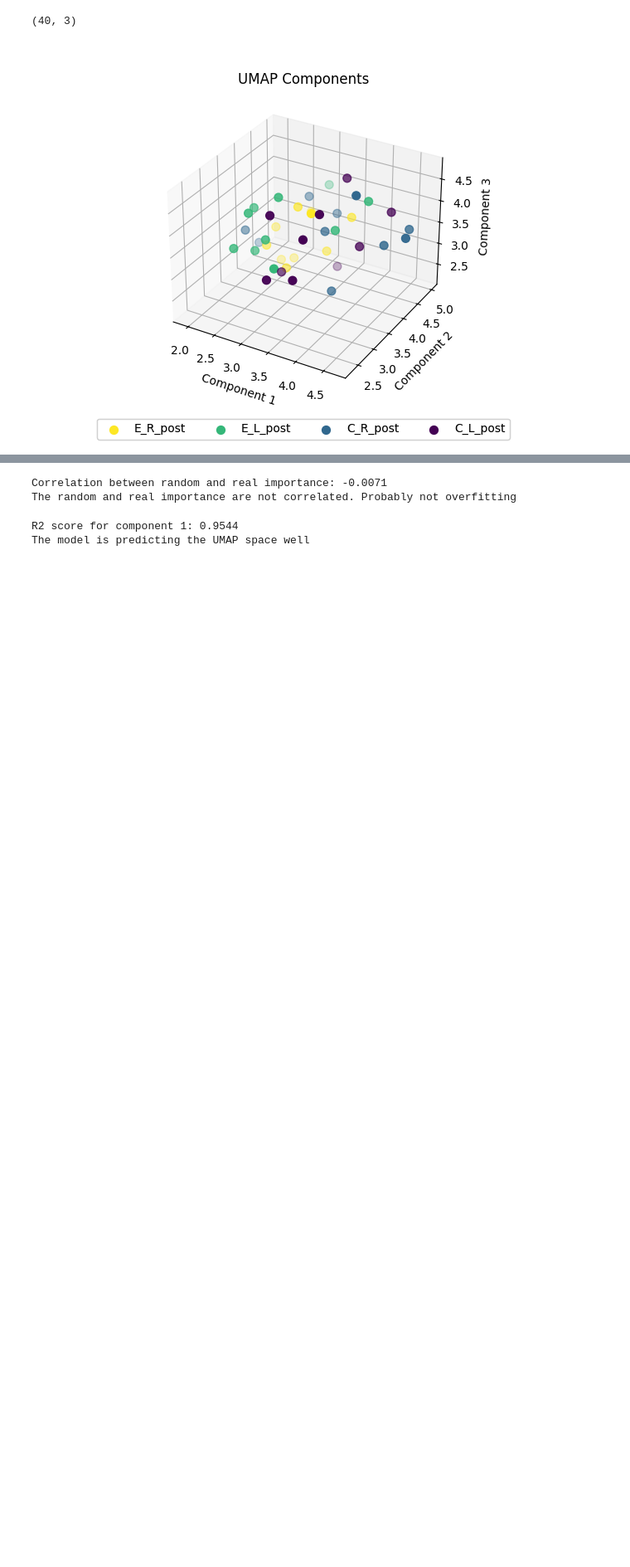
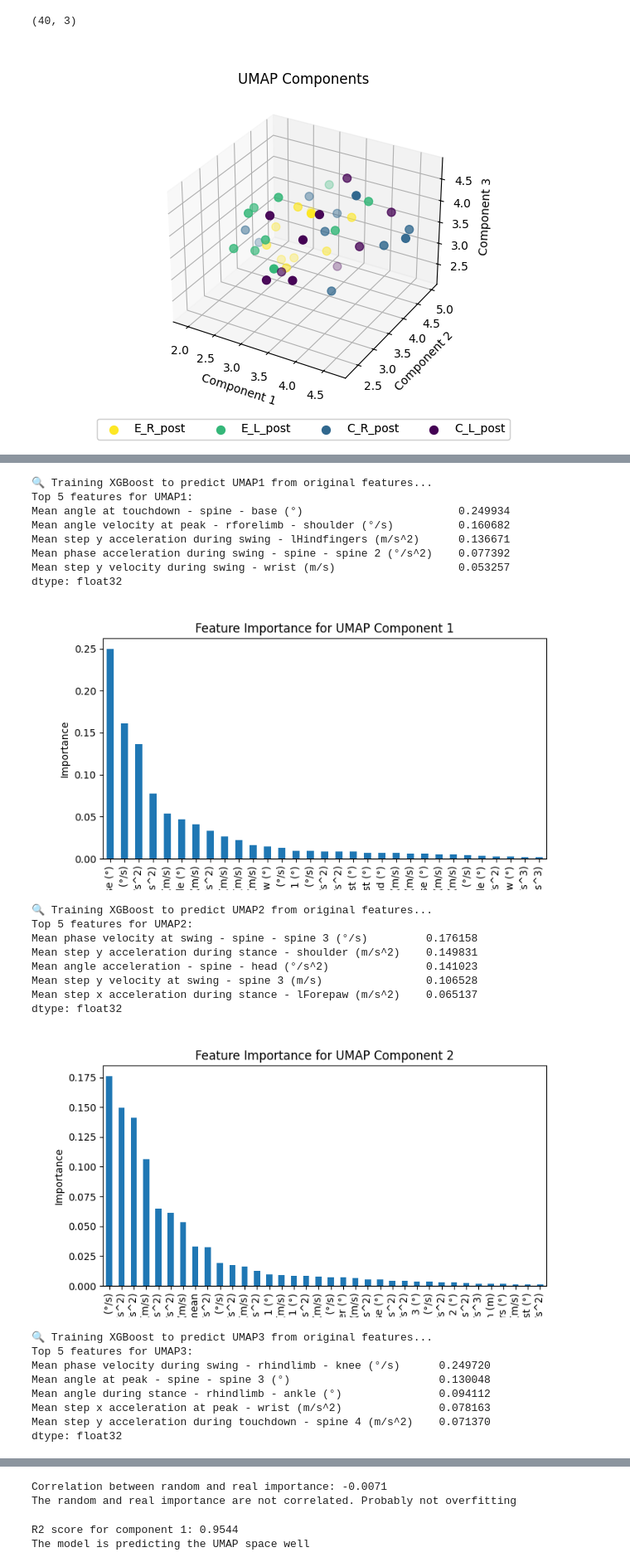
Before and after one commit to SimpingOjou/MScThesis, a Jupyter notebook: UMAP.ipynb, the cells around one changed output, grey strips where cells are left out. Shown at 83% size. Saved outputs shown, nothing was run; the diff lists cells and outputs as text; code cells hidden in the pictures; blank space fills up the shorter version.

Commit message:
Addedd XGBoost

```diff
--- a/UMAP.ipynb
+++ b/UMAP.ipynb
@@ -89,0 +145,53 @@ plt.show()
+# %%
+umap_features = ["UMAP1", "UMAP2", "UMAP3"]
+embedding_df = pd.DataFrame(embedding, columns=umap_features)
+
+importances = {}
+
+for i, comp in enumerate(umap_features):
+    print(f"\n🔍 Training XGBoost to predict {comp} from original features...")
+
+    model = XGBRegressor(n_estimators=100, random_state=42)
+    model.fit(df_processed[numerical_cols], embedding_df[comp])
+
+    importance = model.feature_importances_
+    importances[comp] = pd.Series(importance, index=numerical_cols).sort_values(ascending=False)
+    # Filter and plot only importances greater than 0
+    filtered_importances = importances[comp][importances[comp] > 1e-3]
+
+    print(f"Top 5 features for {comp}:")
+    print(filtered_importances.head(5))
+    # Plot
+    plt.figure(figsize=(8, 4))
+    filtered_importances.plot(kind='bar')
+    plt.title(f"Feature Importance for UMAP Component {i+1}")
+    plt.ylabel("Importance")
+    plt.tight_layout()
+    plt.show()
+# %% [output]
+🔍 Training XGBoost to predict UMAP1 from original features...
+Top 5 features for UMAP1:
+Mean angle at touchdown - spine - base (°)                        0.249934
+Mean angle velocity at peak - rforelimb - shoulder (°/s)          0.160682
+Mean step y acceleration during swing - lHindfingers (m/s^2)      0.136671
+Mean phase acceleration during swing - spine - spine 2 (°/s^2)    0.077392
+Mean step y velocity during swing - wrist (m/s)                   0.053257
+dtype: float32
+[figure, added]
+🔍 Training XGBoost to predict UMAP2 from original features...
+Top 5 features for UMAP2:
+Mean phase velocity at swing - spine - spine 3 (°/s)         0.176158
+Mean step y acceleration during stance - shoulder (m/s^2)    0.149831
+Mean angle acceleration - spine - head (°/s^2)               0.141023
+Mean step y velocity at swing - spine 3 (m/s)                0.106528
+Mean step x acceleration during stance - lForepaw (m/s^2)    0.065137
+dtype: float32
+[figure, added]
+🔍 Training XGBoost to predict UMAP3 from original features...
+Top 5 features for UMAP3:
+Mean phase velocity during swing - rhindlimb - knee (°/s)      0.249720
+Mean angle at peak - spine - spine 3 (°)                       0.130048
+Mean angle during stance - rhindlimb - ankle (°)               0.094112
+Mean step x acceleration at peak - wrist (m/s^2)               0.078163
+Mean step y acceleration during touchdown - spine 4 (m/s^2)    0.071370
+dtype: float32
```
Also changed, not shown: parts of 3 cells of this notebook.
